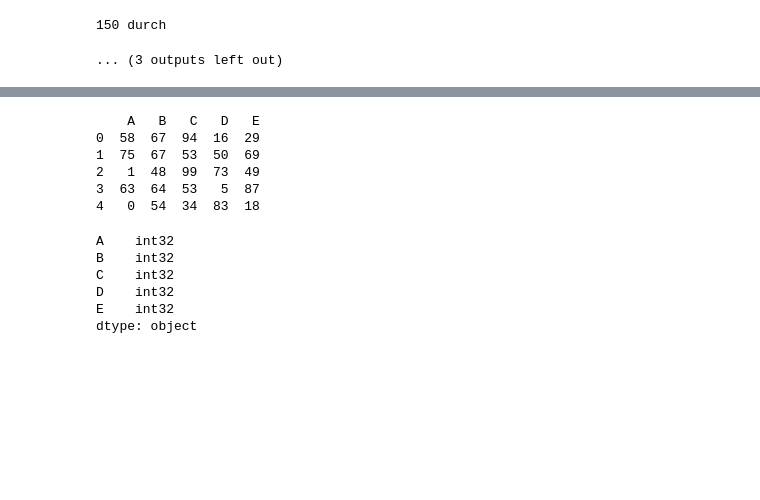
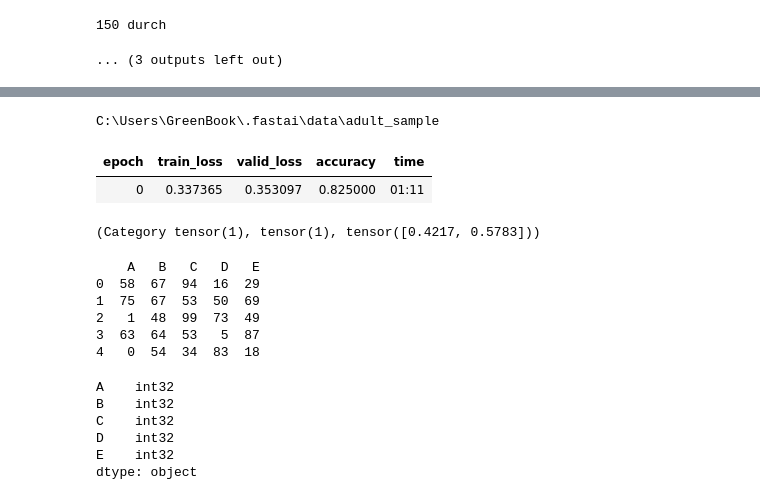
Before and after one commit to lasseschorn/bachelorarbeit, a Jupyter notebook: main.ipynb, the cells around one changed output, grey strips where cells are left out. Saved outputs shown, nothing was run; the diff lists cells and outputs as text; code cells hidden in the pictures; blank space fills up the shorter version.

```diff
--- a/main.ipynb
+++ b/main.ipynb
@@ -506,3 +563,29 @@ Best Tree 60
+# %%
+from fastai.tabular import *
+adult = untar_data(URLs.ADULT_SAMPLE)
+#adult = "C:\Users\GreenBook\.fastai\data\adult_sample"
+print(adult)
+df = pd.read_csv(adult/'adult.csv')
+dep_var = 'salary'
+cat_names = ['workclass', 'education', 'marital-status', 'occupation', 'relationship', 'race', 'sex', 'native-country']
+cont_names = ['education-num', 'hours-per-week', 'age', 'capital-loss', 'fnlwgt', 'capital-gain']
+procs = [FillMissing, Categorify, Normalize]
+data = (TabularList.from_df(df, path=adult, cat_names=cat_names, cont_names=cont_names, procs=procs)
+        .split_by_idx(valid_idx=range(800,1000))
+        .label_from_df(cols=dep_var)
+        .databunch())
+
+learn = tabular_learner(data, layers=[200,100], metrics=accuracy)
+learn.fit(1, 1e-2)
+learn.save('mini_train')
+learn.export()
+learn = load_learner(adult)
+learn.predict(df.iloc[0])
+# %% [output]
+C:\Users\GreenBook\.fastai\data\adult_sample
+| epoch | train_loss | valid_loss | accuracy | time |
+| 0 | 0.337365 | 0.353097 | 0.825000 | 01:11 |
+(Category tensor(1), tensor(1), tensor([0.4217, 0.5783]))
 # %%
 for methode in var.methodes:
     files = os.listdir(result_dir + methode+ '/' )
```
Also changed, not shown: parts of 5 cells of this notebook.
